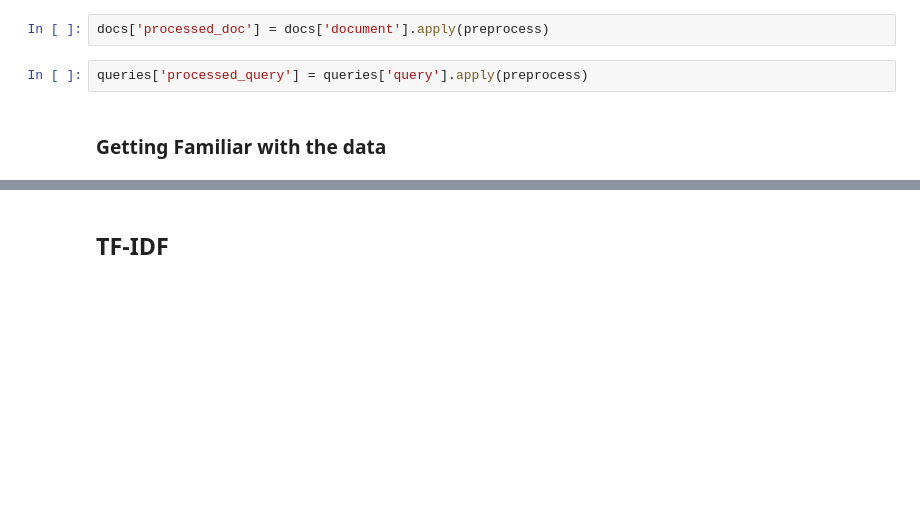
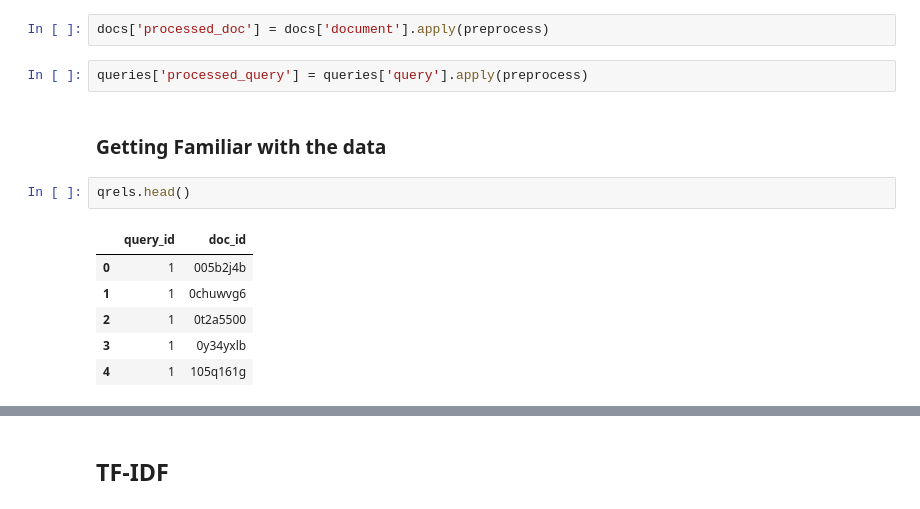
Before and after one commit to aeirya/information-retrieval-course, a Jupyter notebook: hw1/information_retrieval_hw1.ipynb, the cells around one changed output, grey strips where cells are left out. Saved outputs shown, nothing was run; the diff lists cells and outputs as text; blank space fills up the shorter version.

```diff
--- a/hw1/information_retrieval_hw1.ipynb
+++ b/hw1/information_retrieval_hw1.ipynb
@@ -38,3 +36,12 @@ docs['processed_doc'] = docs['document'].apply(preprocess)
 queries['processed_query'] = queries['query'].apply(preprocess)
 # %% [markdown]
 ### Getting Familiar with the data
+# %%
+qrels.head()
+# %% [output]
+|  | query_id | doc_id |
+| 0 | 1 | 005b2j4b |
+| 1 | 1 | 0chuwvg6 |
+| 2 | 1 | 0t2a5500 |
+| 3 | 1 | 0y34yxlb |
+| 4 | 1 | 105q161g |
```
Also changed, not shown: parts of 39 cells of this notebook.
